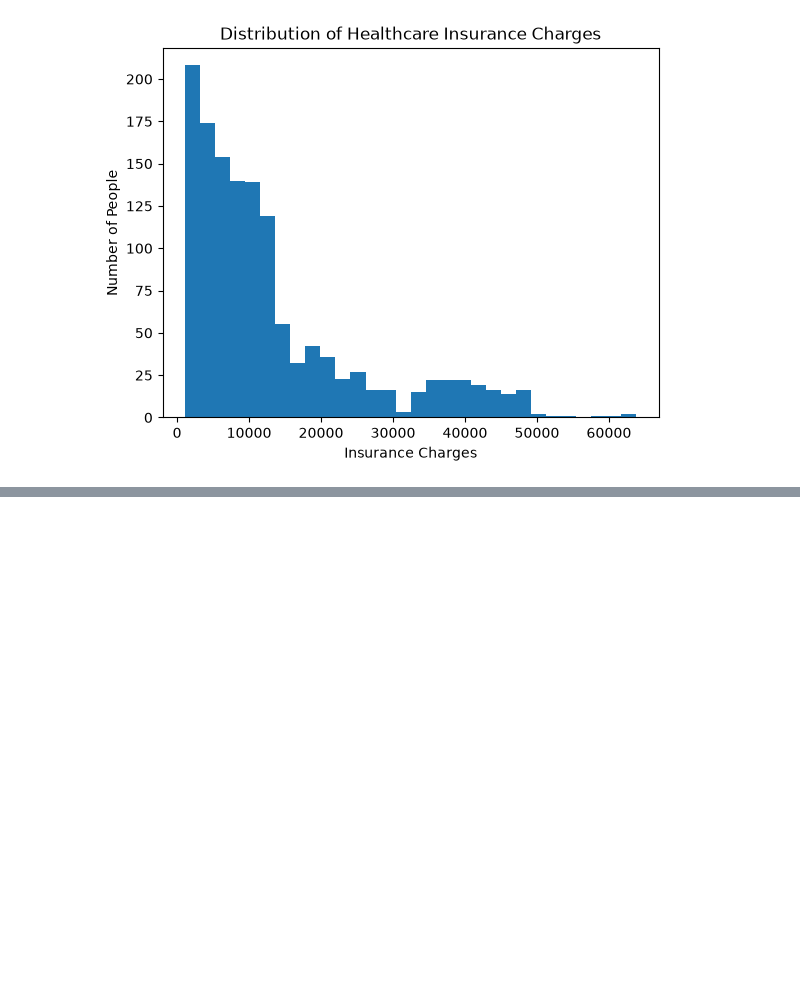
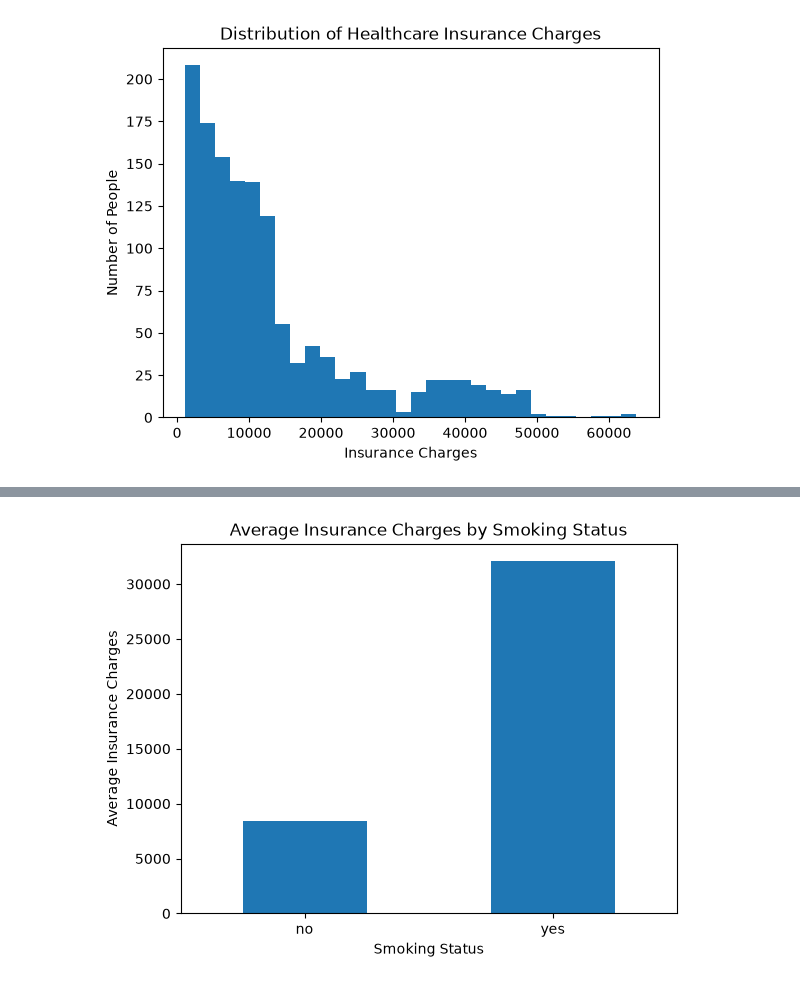
Before and after one commit to kavithasreesai30-del/healthcare-insurance-capstone, a Jupyter notebook: healthcare_insurance_analysis.ipynb, the cells around one changed output, grey strips where cells are left out. Drawn from its saved outputs; the diff is of its cells as text; code cells hidden in the pictures; blank space fills up the shorter version.

```diff
--- a/healthcare_insurance_analysis.ipynb
+++ b/healthcare_insurance_analysis.ipynb
@@ -321,0 +496,29 @@ This finding is important because the small number of high-cost observations may
+# %%
+
+# Calculate the average insurance charges for each smoking-status category and display the results as a bar chart.
+# (.plot(kind="bar")turns the two averages into a bar chart)
+
+df.groupby("smoker")["charges"].mean().plot(kind="bar")
+
+
+# Label the x-axis to identify the smoking-status categories.
+
+plt.xlabel("Smoking Status")
+
+# Label the y-axis to show the average insurance charges.
+
+plt.ylabel("Average Insurance Charges")
+
+# Add a descriptive title to the chart.
+
+plt.title("Average Insurance Charges by Smoking Status")
+
+# Keep the smoking-status labels horizontal for easier reading.
+
+plt.xticks(rotation=0)
+
+# Display the completed bar chart.
+
+plt.show()
+# %% [output]
+[figure, added]
```
Also changed, not shown: parts of 64 cells of this notebook.
